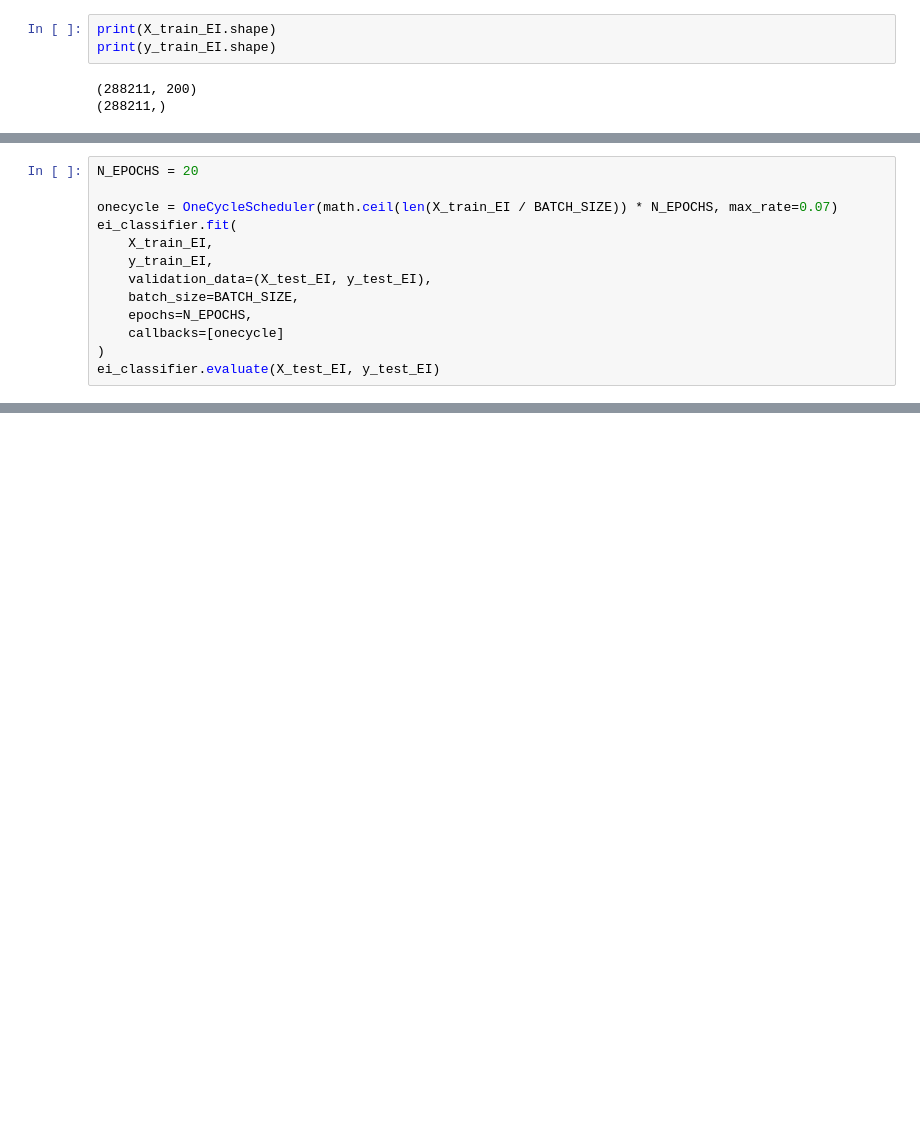
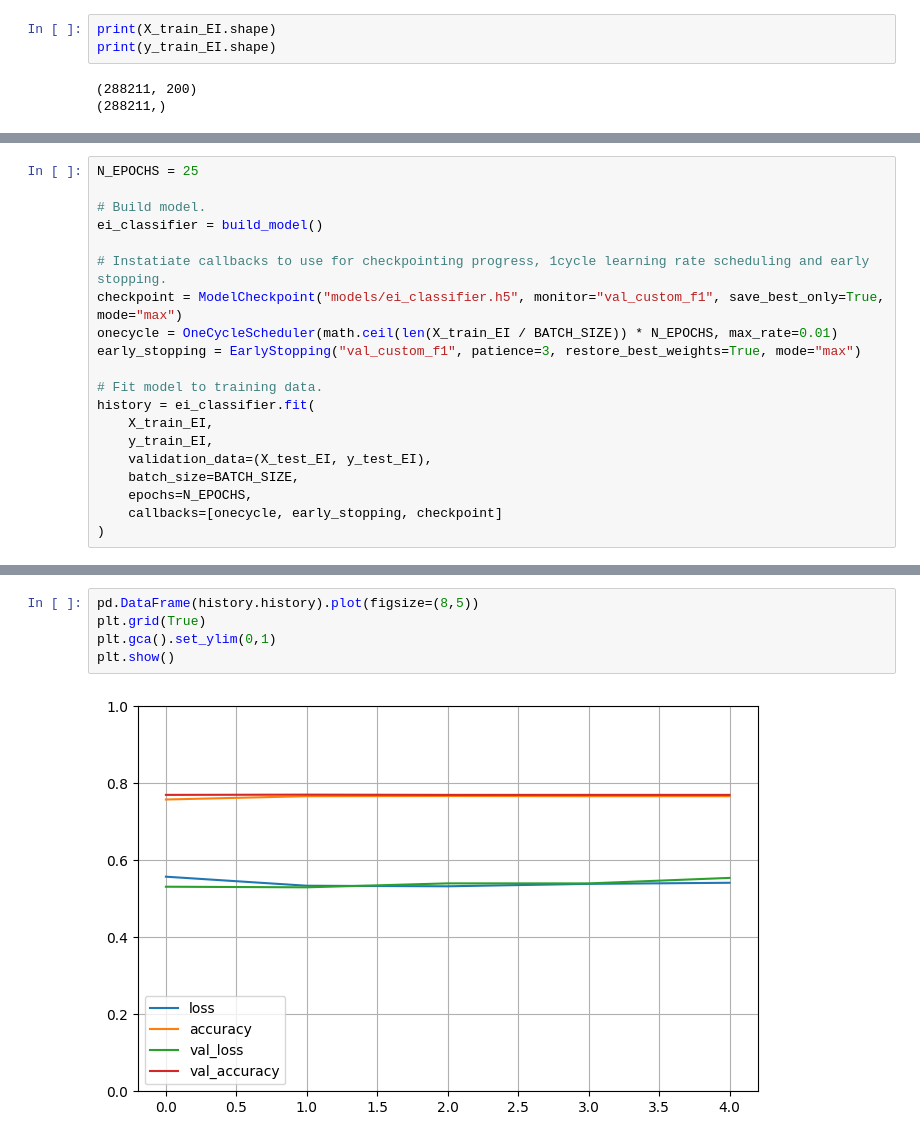
Before and after one commit to slouie88/myers_briggs_personalities, a Jupyter notebook: myers_briggs_model_development.ipynb, the cells around one changed output, grey strips where cells are left out. Drawn from its saved outputs; the diff is of its cells as text; blank space fills up the shorter version.

```diff
--- a/myers_briggs_model_development.ipynb
+++ b/myers_briggs_model_development.ipynb
@@ -1032,14 +1089,21 @@ plot_lr_vs_loss(rates, losses)
 # %%
-N_EPOCHS = 20
+N_EPOCHS = 25
 
-onecycle = OneCycleScheduler(math.ceil(len(X_train_EI / BATCH_SIZE)) * N_EPOCHS, max_rate=0.07)
-ei_classifier.fit(
+# Build model.
+ei_classifier = build_model()
+
+# Instatiate callbacks to use for checkpointing progress, 1cycle learning rate scheduling and early stopping.
+checkpoint = ModelCheckpoint("models/ei_classifier.h5", monitor="val_custom_f1", save_best_only=True, mode="max")
+onecycle = OneCycleScheduler(math.ceil(len(X_train_EI / BATCH_SIZE)) * N_EPOCHS, max_rate=0.01)
+early_stopping = EarlyStopping("val_custom_f1", patience=3, restore_best_weights=True, mode="max")
+
+# Fit model to training data.
+history = ei_classifier.fit(
     X_train_EI,
     y_train_EI,
     validation_data=(X_test_EI, y_test_EI),
     batch_size=BATCH_SIZE,
     epochs=N_EPOCHS,
-    callbacks=[onecycle]
+    callbacks=[onecycle, early_stopping, checkpoint]
 )
-ei_classifier.evaluate(X_test_EI, y_test_EI)
 # %% [output]
@@ -1047,0 +1118,7 @@ KeyboardInterrupt:
+# %%
+pd.DataFrame(history.history).plot(figsize=(8,5))
+plt.grid(True)
+plt.gca().set_ylim(0,1)
+plt.show()
+# %% [output]
+[figure, added]
```
Also changed, not shown: parts of 12 cells of this notebook, 1 other file.
